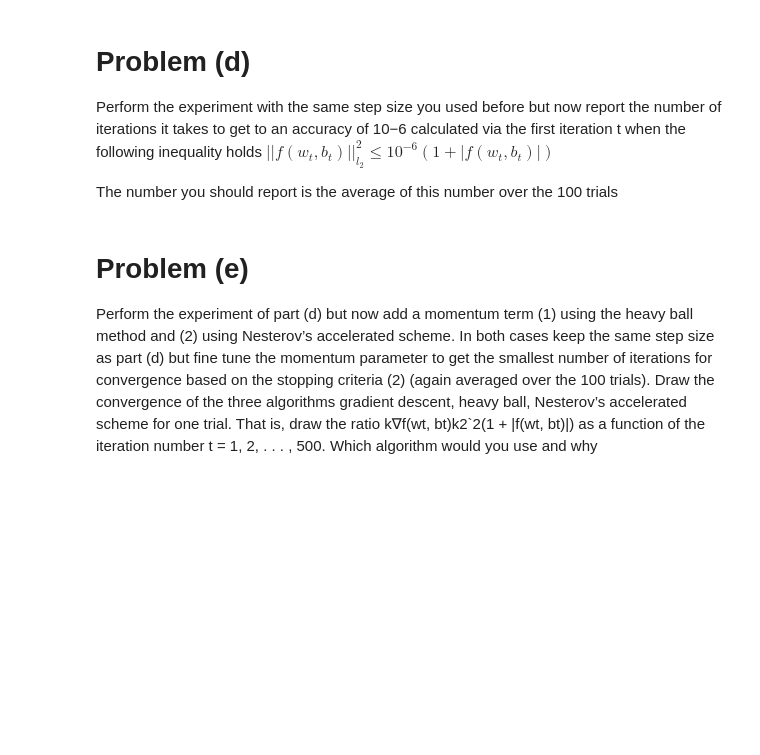
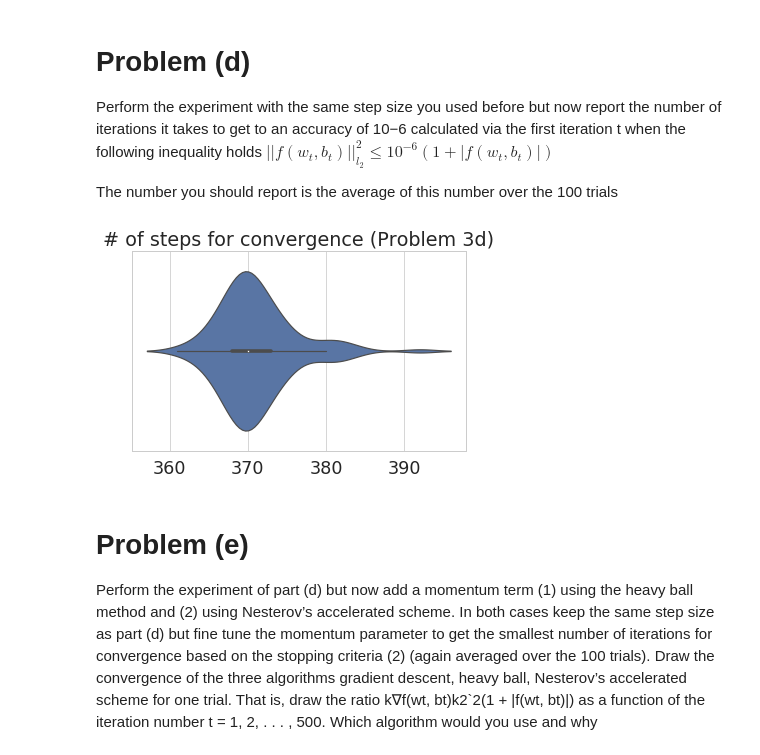
Before and after one commit to saketkc/hatex, a Jupyter notebook: 2018_Fall/EE-546/HW01/HW1.ipynb, the cells around one changed output. Drawn from its saved outputs; the diff is of its cells as text; code cells hidden in the pictures; blank space fills up the shorter version.

```diff
--- a/2018_Fall/EE-546/HW01/HW1.ipynb
+++ b/2018_Fall/EE-546/HW01/HW1.ipynb
@@ -265,3 +250,0 @@ weights, training_errors, testing_errors, training_misclassified, testing_miscla
-# %%
-weights, training_errors, testing_errors, training_misclassified, testing_misclassified, steps = logistic_regression_convergence(X_train[0], y_train[0], X_test[0], y_test[0], max_error=1e-5, learning_rate=0.1,
-                                                               regularizer_lambda=0.01)
@@ -355,6 +440,49 @@ calculated via the first iteration t when the following inequality holds
 $||f(w_t, b_t)||^2_{l_2} \leq 10^{−6}(1 + |f(w_t, b_t)|)$
 
 The number you should report is the average of this number over the 100 trials
+# %%
+all_weights = []
+all_training_errors = []
+all_testing_errors = []
+all_training_misclassified = []
+all_testing_misclassified = []
+all_steps = []
+all_error_ratios = []
+for i in range(100):
+    weights, training_errors, testing_errors, training_misclassified, testing_misclassified, steps, error_ratios = logistic_regression_convergence(X_train[i],
+                                                                                                                                     y_train[i],
+                                                                                                                                     X_test[i],
+                                                                                                                                     y_test[i],
+                                                                                                                                     max_error=1e-5,
+                                                                                                                                     learning_rate=0.1,
+                                                                                                                                     regularizer_lambda=0.01)
+
+
+
+
+    all_weights.append(weights)
+    all_training_errors.append(training_errors)
+    all_testing_errors.append(testing_errors)
+    all_training_misclassified.append(training_misclassified)
+    all_testing_misclassified.append(testing_misclassified)
+    all_steps.append(steps)
+    all_error_ratios.append(error_ratios)
+# %%
+steps_logistic = {'weights': all_weights,
+                  'training_errors': all_training_errors,
+                  'testing_errors': all_testing_errors,
+                  'training_misclassified': all_training_misclassified,
+                  'testing_misclassified': all_testing_misclassified,
+                  'steps': all_steps
+                 }
+# %%
+fig = plt.figure()
+ax = sns.violinplot(steps_logistic['steps'])
+ax.set_title('# of steps for convergence (Problem 3d)')
+fig.tight_layout()
+fig.savefig('number_of_steps_3d.pdf')
+# %% [output]
+[figure, added]
 # %% [markdown]
 # Problem (e)
 
```
Also changed, not shown: parts of 37 cells of this notebook, 8 other files.
